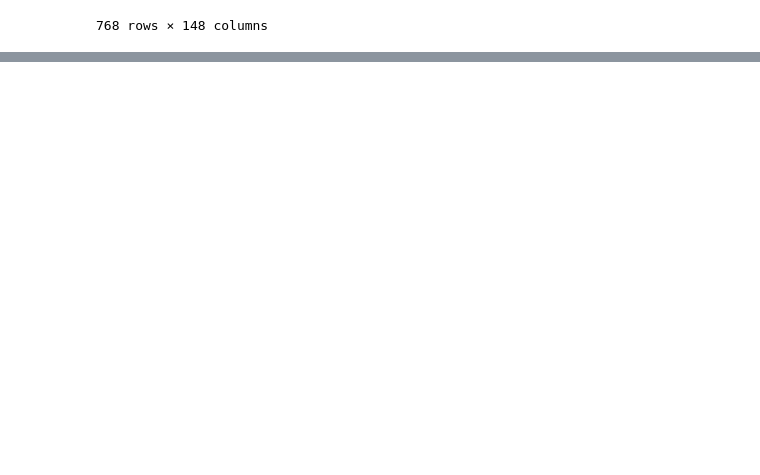
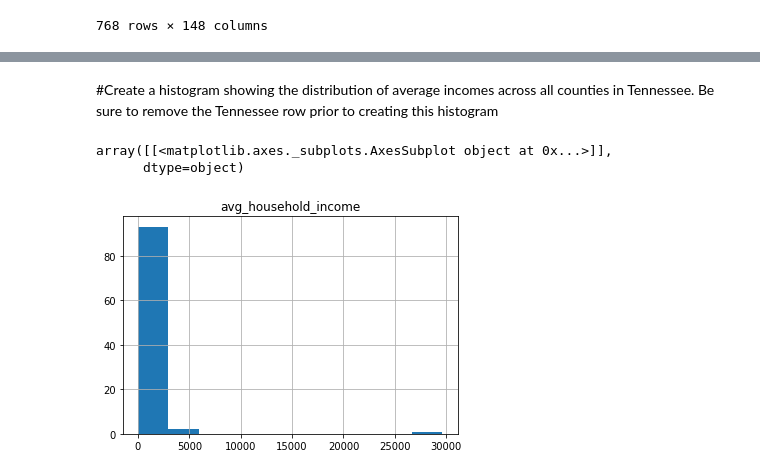
Before and after one commit to vngwa/data-science-essentials-3, a Jupyter notebook: notebooks/Week_1.ipynb, the cells around one changed output, grey strips where cells are left out. Cells and saved outputs as stored; diff of their text form; code cells hidden in the pictures; blank space fills up the shorter version.

```diff
--- a/notebooks/Week_1.ipynb
+++ b/notebooks/Week_1.ipynb
@@ -372,2 +373,3 @@ TN_INCOME.groupby('county').sum()
 # %%
-df = TN_INCOME.groupby('county', sort = True)[['return_count']].sum().reset_index()
+income_county_agg = TN_INCOME.groupby('county', sort = True).sum().reset_index()
+income_county_agg
@@ -373,0 +451,4 @@ df = TN_INCOME.groupby('county', sort = True)[['return_count']].sum().reset_inde
+# %%
+income_county_agg_add_col= income_county_agg[['county','total_inc_amt','return_count']]
+income_county_agg_add_col=income_county_agg_add_col.assign(avg_household_income=(income_county_agg['total_inc_amt']/income_county_agg['return_count'].sum())*1000)
+income_county_agg_add_col
@@ -373,0 +469,8 @@ df = TN_INCOME.groupby('county', sort = True)[['return_count']].sum().reset_inde
+# %% [markdown]
+#Create a histogram showing the distribution of average incomes across all counties in Tennessee. Be sure to remove the Tennessee row prior to creating this histogram
+# %%
+income_county_agg_add_col.hist(column='avg_household_income')
+# %% [output]
+array([[<matplotlib.axes._subplots.AxesSubplot object at 0x...>]],
+      dtype=object)
+[figure, added]
```
Also changed, not shown: parts of 23 cells of this notebook.
